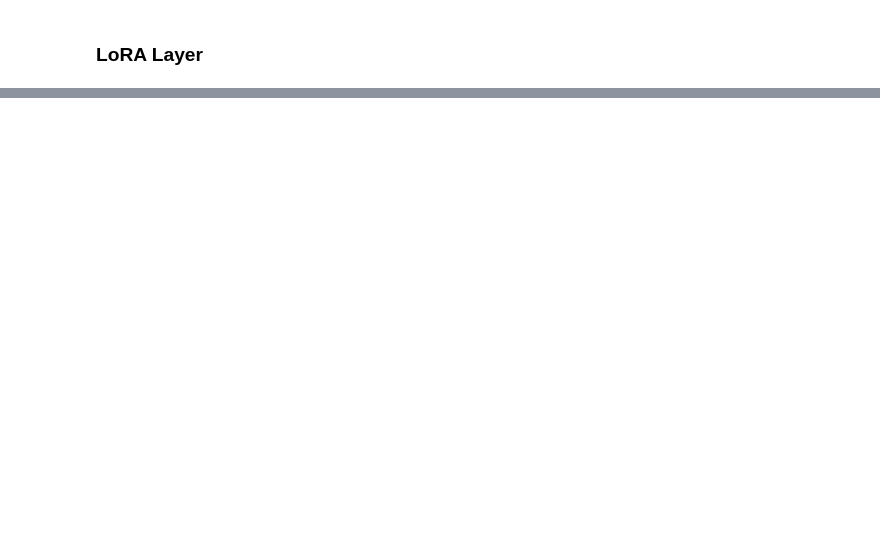
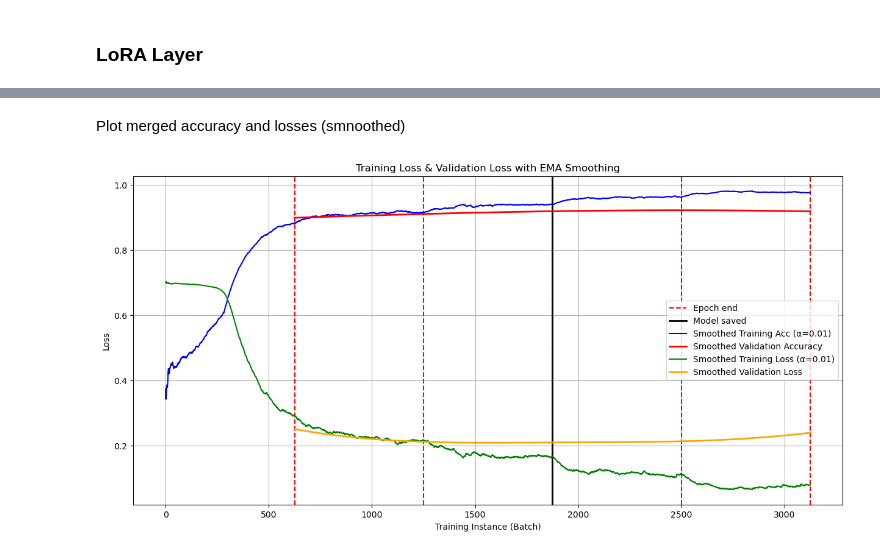
Before and after one commit to bbogbog/COMP473-Project, a Jupyter notebook: DoRA Implementation.ipynb, the cells around one changed output, grey strips where cells are left out. Cells and saved outputs as stored; diff of their text form; code cells hidden in the pictures; blank space fills up the shorter version.

```diff
--- a/DoRA Implementation.ipynb
+++ b/DoRA Implementation.ipynb
@@ -356,0 +705,72 @@ if __name__ == "__main__":
+# %% [markdown]
+Plot merged accuracy and losses (smnoothed)
+# %%
+plt.figure(figsize=(15, 7))
+
+#------------- Plot where epochs end -------------#
+for i in range(1, epochs_ran + 2):
+    if i == 1:
+        plt.axvline(x=i * num_batches_best_model, color='r', linestyle='--', label='Epoch end')
+    else:
+        plt.axvline(x=i * num_batches_best_model, color='r', linestyle='--')
+plt.axvline(x=model_saved_at_batch, color='black', label='Model saved', linewidth=2) # Plot where the model was saved
+
+
+#------------- Plot the smoothed accuracies ------------#
+smoothed_accuracies = smooth_curve_ema(best_model_training_accuracies, alpha)
+plt.plot(smoothed_accuracies,
+         label=f'Smoothed Training Acc (α={alpha})',
+         color='blue',
+         linewidth=1.5)
+
+
+#------------ Plot validation accuracies --------------#
+val_x = np.array([i * num_batches_best_model for i in range(1, epochs_ran + 2)])
+val_y = np.array(best_model_val_accuracies)
+
+# Interpolate some points for a smooth curve for validation acc, currently we only have one measure per epoch
+val_x_smooth = np.linspace(val_x.min(), val_x.max(), 300) # Create 300 new points
+interp_func = interp1d(val_x, val_y, kind='cubic') # Use cubic for a smooth fit
+val_y_smooth = interp_func(val_x_smooth)
+
+plt.plot(val_x_smooth,
+         val_y_smooth,
+         color='red',
+         label='Smoothed Validation Accuracy',
+         linewidth=2)
+
+
+#-------------- Plot smoothed losses -------------#
+smoothed_losses = smooth_curve_ema(best_model_training_losses, alpha)
+plt.plot(smoothed_losses,
+         label=f'Smoothed Training Loss (α={alpha})',
+         color='green',
+         linewidth=1.5)
+
+
+#------------- Plot validation losses --------------#
+loss_x = np.array([i * num_batches_best_model for i in range(1, epochs_ran + 2)])
+loss_y = np.array(best_model_val_losses)
+
+# Interpolate some points for a smooth curve for validation loss, currently we only have one measure per epoch
+loss_x_smooth = np.linspace(loss_x.min(), loss_x.max(), 300) #
+interp_func_loss = interp1d(loss_x, loss_y, kind='cubic') # Use cubic for a smooth fit
+loss_y_smooth = interp_func_loss(loss_x_smooth)
+
+plt.plot(loss_x_smooth,
+         loss_y_smooth,
+         color='orange',
+         label='Smoothed Validation Loss',
+         linewidth=2)
+
+
+# ------------- Finalize plot and save plot --------------#
+plt.xlabel(f'Training Instance (Batch)')
+plt.ylabel('Loss')
+plt.title('Training Loss & Validation Loss with EMA Smoothing')
+plt.legend()
+plt.grid(True)
+plt.savefig(f'acc_loss_for_best_model_{layers}.png')
+plt.show()
+# %% [output]
+[figure, added]
```
Also changed, not shown: parts of 63 cells of this notebook, 23 other files.
